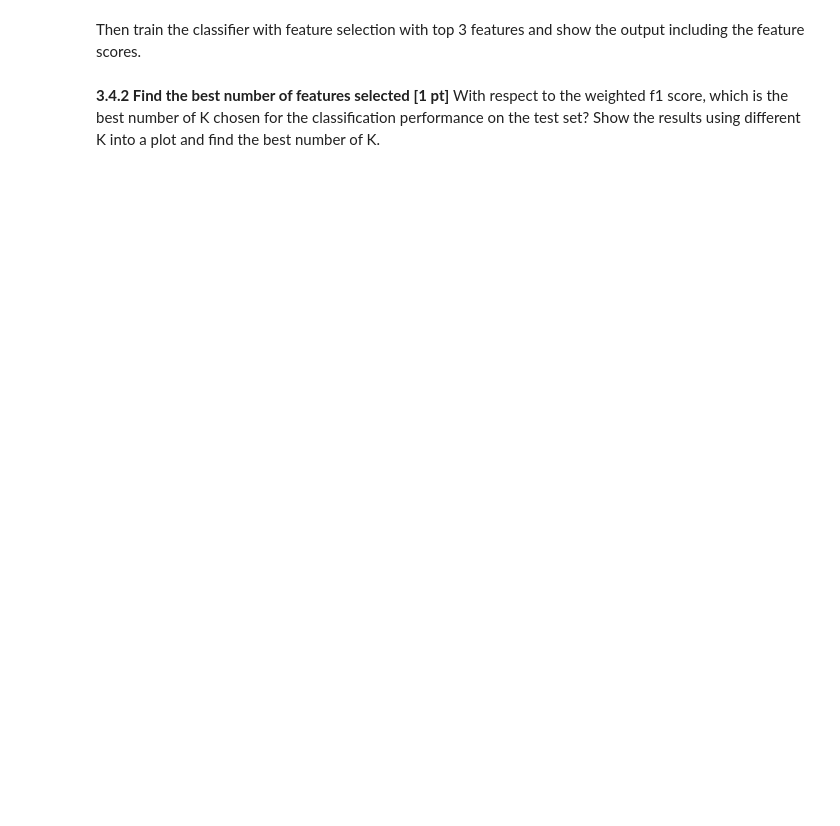
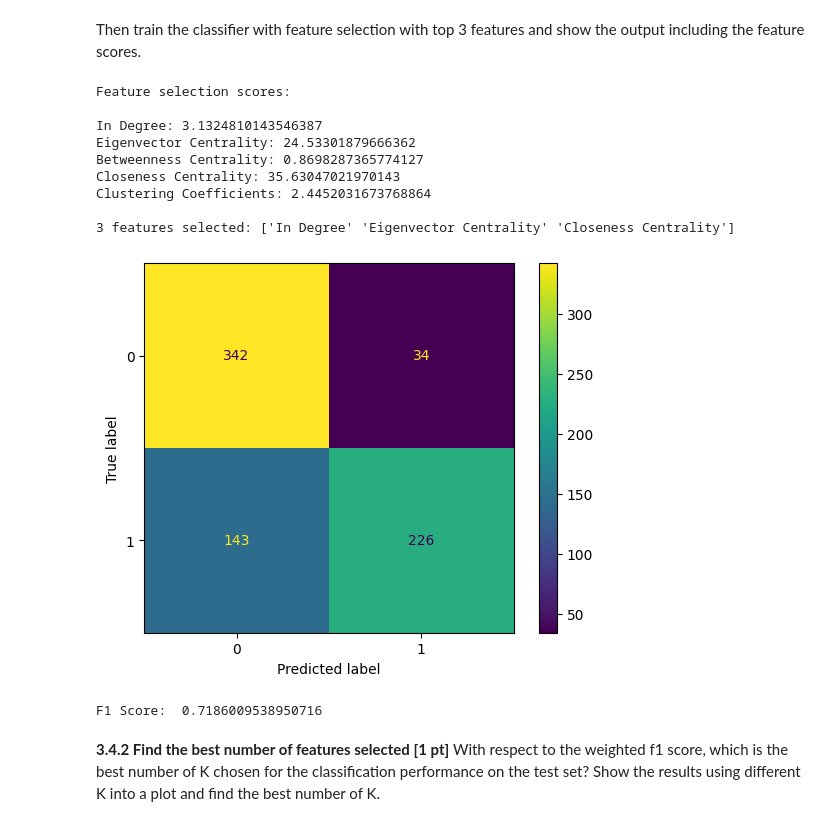
Before and after one commit to kaedejohnson/networkml_epfl_ee452, a Jupyter notebook: nml24_assignment1.ipynb, the cells around one changed output. Drawn from its saved outputs; the diff is of its cells as text; code cells hidden in the pictures; blank space fills up the shorter version.

```diff
--- a/nml24_assignment1.ipynb
+++ b/nml24_assignment1.ipynb
@@ -1111,3 +1106,18 @@ cm, f1 = # Your solution here ##################################################
+# %%
+# Your solution here ###########################################################
+cm, f1 = classifier(features_node, targets_node, labels, feature_selection=True, num_features=3, verbose=True)
+# %% [output]
+Feature selection scores:
+
+In Degree: 3.1324810143546387
+Eigenvector Centrality: 24.53301879666362
+Betweenness Centrality: 0.8698287365774127
+Closeness Centrality: 35.63047021970143
+Clustering Coefficients: 2.4452031673768864
+
+3 features selected: ['In Degree' 'Eigenvector Centrality' 'Closeness Centrality']
+[figure, added]
+F1 Score:  0.7186009538950716
 # %% [markdown]
 **3.4.2  Find the best number of features selected [1 pt]**
 With respect to the weighted f1 score, which is the best number of K chosen for the classification performance on the test set? Show the results using different K into a plot and find the best number of K.
```
Also changed, not shown: parts of 16 cells of this notebook, 9 other files.
